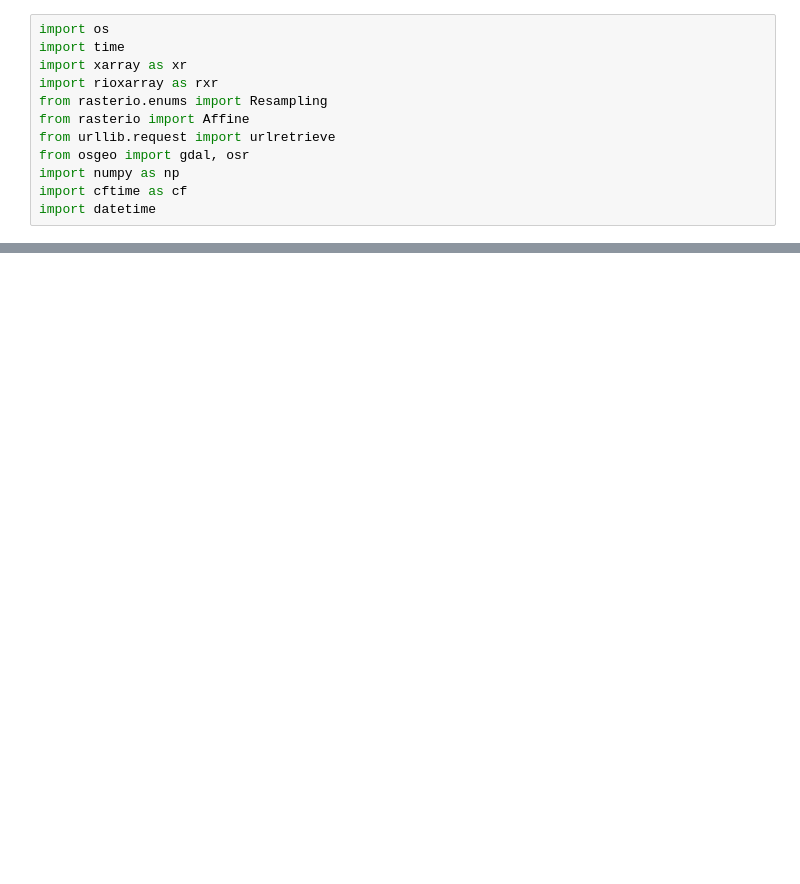
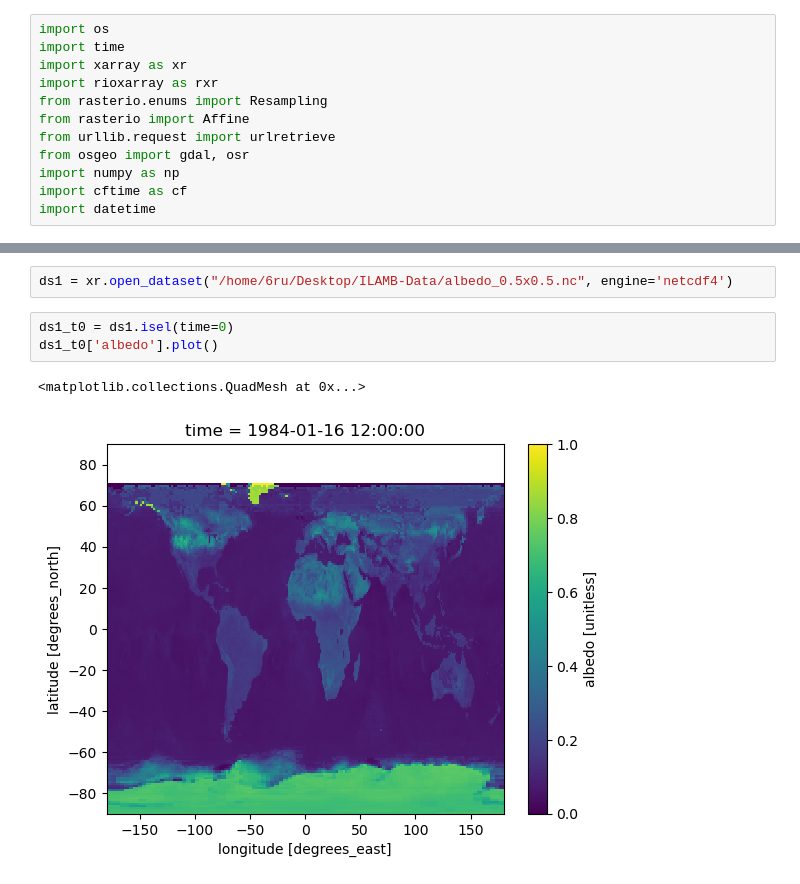
Before and after one commit to rubisco-sfa/ILAMB-Data, a Jupyter notebook: GFW/debug_convert.ipynb, the cells around one changed output, grey strips where cells are left out. Drawn from its saved outputs; the diff is of its cells as text; blank space fills up the shorter version.

Commit message:
#51 updated netcdf creation wip

```diff
--- a/GFW/debug_convert.ipynb
+++ b/GFW/debug_convert.ipynb
@@ -68,0 +114,8 @@ ds.time.attrs
+# %%
+ds1 = xr.open_dataset("/home/6ru/Desktop/ILAMB-Data/albedo_0.5x0.5.nc", engine='netcdf4')
+# %%
+ds1_t0 = ds1.isel(time=0)
+ds1_t0['albedo'].plot()
+# %% [output]
+<matplotlib.collections.QuadMesh at 0x...>
+[figure, added]
```
Also changed, not shown: parts of 17 cells of this notebook, 2 other files.
